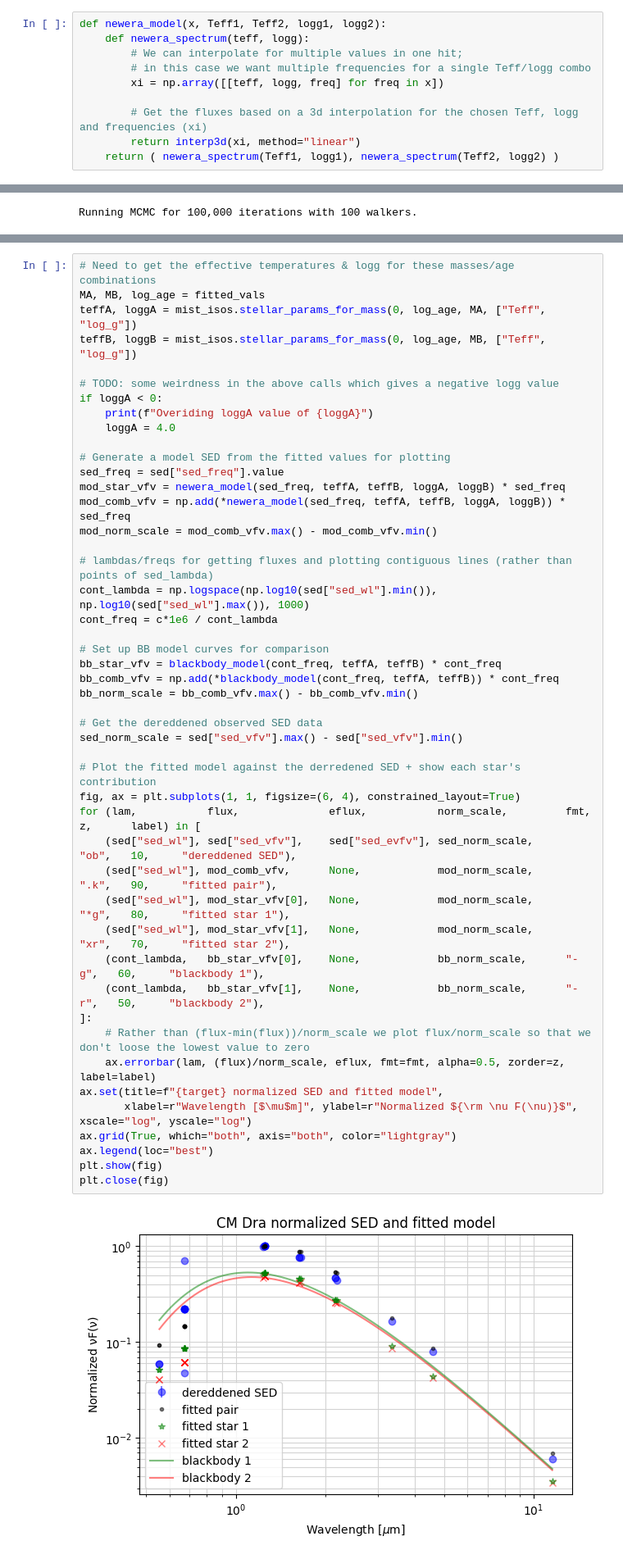
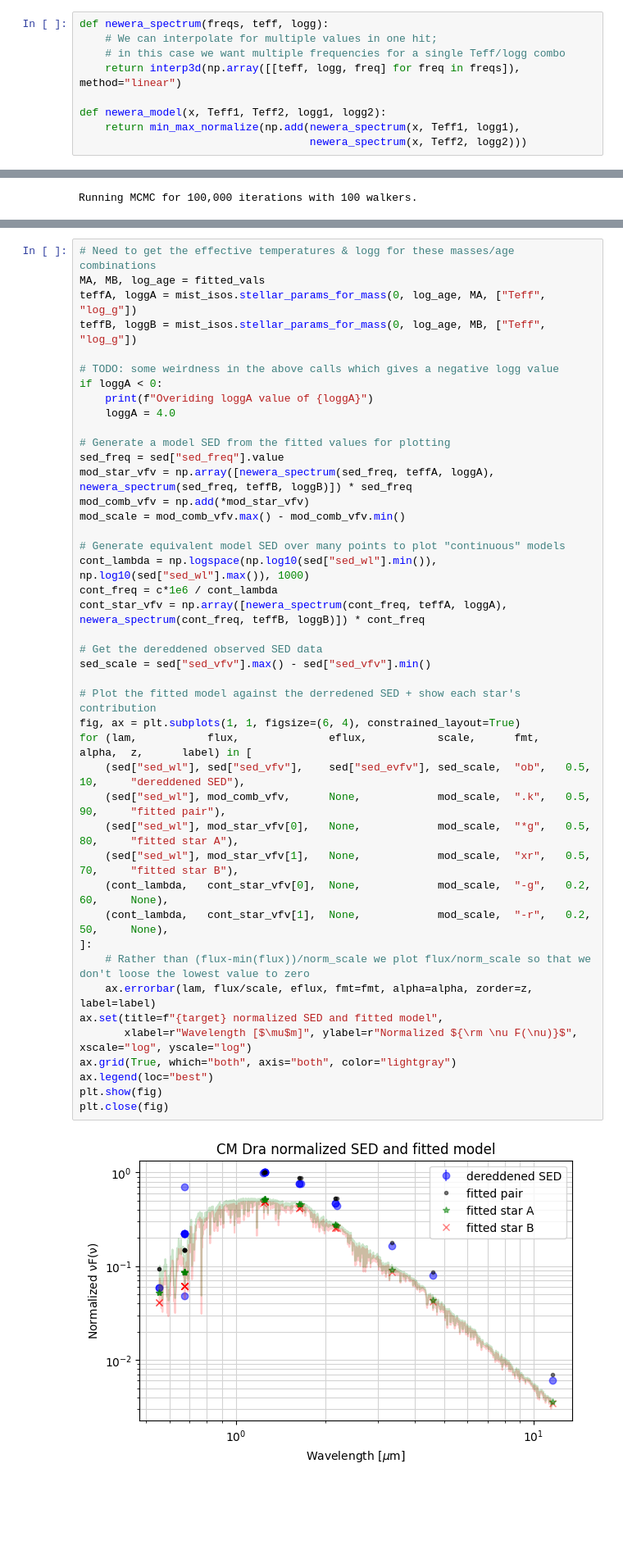
Before and after one commit to SteveOv/modebs, a Jupyter notebook: fitting-a-sed.ipynb, the cells around one changed output, grey strips where cells are left out. Shown at 82% size. Drawn from its saved outputs; the diff is of its cells as text; blank space fills up the shorter version.

Commit message:
emcee model now combines stars' fluxes and normalizes
also updated the final plot to show continuous models for each stars "in the background"

```diff
--- a/fitting-a-sed.ipynb
+++ b/fitting-a-sed.ipynb
@@ -63,15 +63,14 @@ This is the MCMC model function based on the NewEra spectral data loaded above.
 two arrays of synthetic SED flux values, at the requested frequencies `x`, for two stars with
 the requested Teff/logg combinations.
 # %%
+def newera_spectrum(freqs, teff, logg):
+    # We can interpolate for multiple values in one hit;
+    # in this case we want multiple frequencies for a single Teff/logg combo
+    return interp3d(np.array([[teff, logg, freq] for freq in freqs]), method="linear")
+
 def newera_model(x, Teff1, Teff2, logg1, logg2):
-    def newera_spectrum(teff, logg):
-        # We can interpolate for multiple values in one hit;
-        # in this case we want multiple frequencies for a single Teff/logg combo
-        xi = np.array([[teff, logg, freq] for freq in x])
-
-        # Get the fluxes based on a 3d interpolation for the chosen Teff, logg and frequencies (xi)
-        return interp3d(xi, method="linear")
-    return ( newera_spectrum(Teff1, logg1), newera_spectrum(Teff2, logg2) )
+    return min_max_normalize(np.add(newera_spectrum(x, Teff1, logg1),
+                                    newera_spectrum(x, Teff2, logg2)))
 # %% [markdown]
 ### Set up the extinction model
 # %%
@@ -341,49 +342,45 @@ Best fit parameters for CM Dra from 100,000 MCMC iterations
 # %%
 # Need to get the effective temperatures & logg for these masses/age combinations
 MA, MB, log_age = fitted_vals
 teffA, loggA = mist_isos.stellar_params_for_mass(0, log_age, MA, ["Teff", "log_g"])
 teffB, loggB = mist_isos.stellar_params_for_mass(0, log_age, MB, ["Teff", "log_g"])
 
 # TODO: some weirdness in the above calls which gives a negative logg value
 if loggA < 0:
     print(f"Overiding loggA value of {loggA}")
     loggA = 4.0
 
 # Generate a model SED from the fitted values for plotting
 sed_freq = sed["sed_freq"].value
-mod_star_vfv = newera_model(sed_freq, teffA, teffB, loggA, loggB) * sed_freq
-mod_comb_vfv = np.add(*newera_model(sed_freq, teffA, teffB, loggA, loggB)) * sed_freq
-mod_norm_scale = mod_comb_vfv.max() - mod_comb_vfv.min()
+mod_star_vfv = np.array([newera_spectrum(sed_freq, teffA, loggA), newera_spectrum(sed_freq, teffB, loggB)]) * sed_freq
+mod_comb_vfv = np.add(*mod_star_vfv)
+mod_scale = mod_comb_vfv.max() - mod_comb_vfv.min()
 
-# lambdas/freqs for getting fluxes and plotting contiguous lines (rather than points of sed_lambda)
+# Generate equivalent model SED over many points to plot "continuous" models
 cont_lambda = np.logspace(np.log10(sed["sed_wl"].min()), np.log10(sed["sed_wl"].max()), 1000)
 cont_freq = c*1e6 / cont_lambda
-
-# Set up BB model curves for comparison
-bb_star_vfv = blackbody_model(cont_freq, teffA, teffB) * cont_freq
-bb_comb_vfv = np.add(*blackbody_model(cont_freq, teffA, teffB)) * cont_freq
-bb_norm_scale = bb_comb_vfv.max() - bb_comb_vfv.min()
+cont_star_vfv = np.array([newera_spectrum(cont_freq, teffA, loggA), newera_spectrum(cont_freq, teffB, loggB)]) * cont_freq
 
 # Get the dereddened observed SED data
-sed_norm_scale = sed["sed_vfv"].max() - sed["sed_vfv"].min()
+sed_scale = sed["sed_vfv"].max() - sed["sed_vfv"].min()
 
 # Plot the fitted model against the derredened SED + show each star's contribution
 fig, ax = plt.subplots(1, 1, figsize=(6, 4), constrained_layout=True)
-for (lam,           flux,              eflux,           norm_scale,         fmt,    z,      label) in [
-    (sed["sed_wl"], sed["sed_vfv"],    sed["sed_evfv"], sed_norm_scale,     "ob",   10,     "dereddened SED"),
-    (sed["sed_wl"], mod_comb_vfv,      None,            mod_norm_scale,     ".k",   90,     "fitted pair"),
-    (sed["sed_wl"], mod_star_vfv[0],   None,            mod_norm_scale,     "*g",   80,     "fitted star 1"),
-    (sed["sed_wl"], mod_star_vfv[1],   None,            mod_norm_scale,     "xr",   70,     "fitted star 2"),
-    (cont_lambda,   bb_star_vfv[0],    None,            bb_norm_scale,      "-g",   60,     "blackbody 1"),
-    (cont_lambda,   bb_star_vfv[1],    None,            bb_norm_scale,      "-r",   50,     "blackbody 2"),
+for (lam,           flux,              eflux,           scale,      fmt,    alpha,  z,      label) in [
+    (sed["sed_wl"], sed["sed_vfv"],    sed["sed_evfv"], sed_scale,  "ob",   0.5,    10,     "dereddened SED"),
+    (sed["sed_wl"], mod_comb_vfv,      None,            mod_scale,  ".k",   0.5,    90,     "fitted pair"),
+    (sed["sed_wl"], mod_star_vfv[0],   None,            mod_scale,  "*g",   0.5,    80,     "fitted star A"),
+    (sed["sed_wl"], mod_star_vfv[1],   None,            mod_scale,  "xr",   0.5,    70,     "fitted star B"),
+    (cont_lambda,   cont_star_vfv[0],  None,            mod_scale,  "-g",   0.2,    60,     None),
+    (cont_lambda,   cont_star_vfv[1],  None,            mod_scale,  "-r",   0.2,    50,     None),
 ]:
     # Rather than (flux-min(flux))/norm_scale we plot flux/norm_scale so that we don't loose the lowest value to zero
-    ax.errorbar(lam, (flux)/norm_scale, eflux, fmt=fmt, alpha=0.5, zorder=z, label=label)
+    ax.errorbar(lam, flux/scale, eflux, fmt=fmt, alpha=alpha, zorder=z, label=label)
 ax.set(title=f"{target} normalized SED and fitted model",
        xlabel=r"Wavelength [$\mu$m]", ylabel=r"Normalized ${\rm \nu F(\nu)}$", xscale="log", yscale="log")
 ax.grid(True, which="both", axis="both", color="lightgray")
 ax.legend(loc="best")
 plt.show(fig)
 plt.close(fig)
 # %% [output]
-[figure, old version]
+[figure, new version]
```
Also changed, not shown: parts of 5 cells of this notebook, 1 other file.
